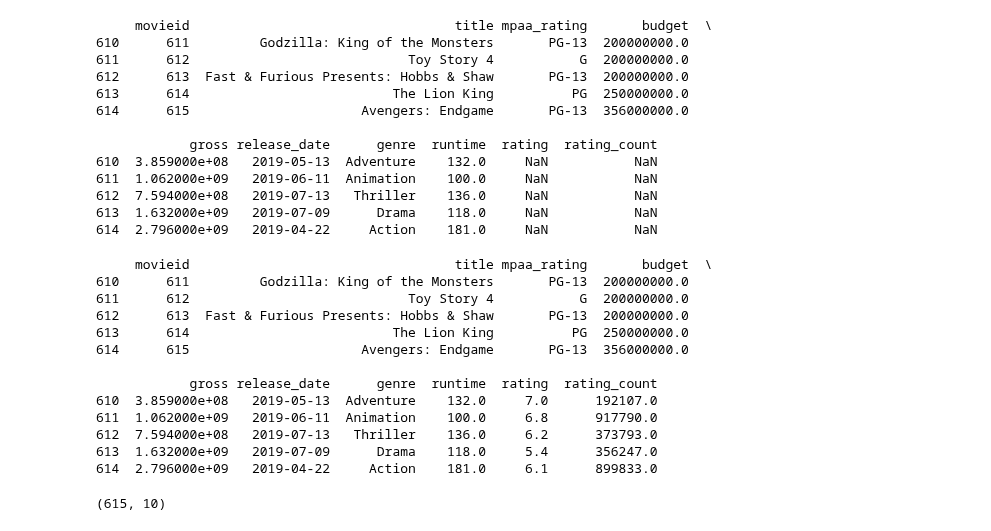
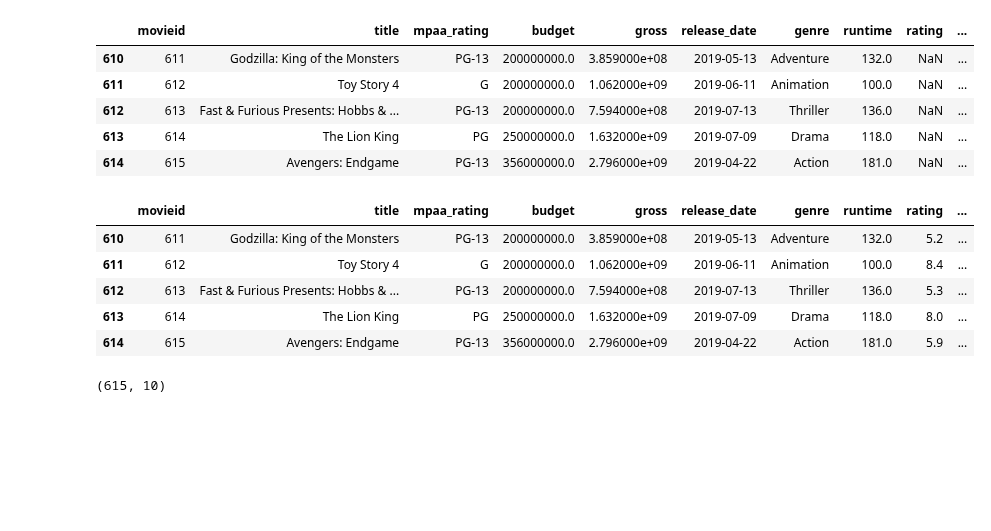
Before and after one commit to mks-0/code-academy, a Jupyter notebook: Project 1/Sprint 4.ipynb, the cells around one changed output. Cells and saved outputs as stored; diff of their text form; code cells hidden in the pictures; blank space fills up the shorter version.

```diff
--- a/Project 1/Sprint 4.ipynb
+++ b/Project 1/Sprint 4.ipynb
@@ -8,21 +8,14 @@ df = df.drop(columns=['Summary']) # remove the column "Summary"
 df.columns = df.columns.str.lower().str.replace(' ', '_') # Make all the column names lowercase and replace spaces with underscores
 df.drop(df.tail(1).index, inplace=True) # Remove the last row of the DF (containing NaNs)
 # %%
-print(df.tail(5)) # See the first five rows of the Data Frame
+display(df.tail(5)) # See the first five rows of the Data Frame
 # %% [output]
-     movieid                                  title mpaa_rating       budget  \
-610      611         Godzilla: King of the Monsters       PG-13  200000000.0
-611      612                            Toy Story 4           G  200000000.0
-612      613  Fast & Furious Presents: Hobbs & Shaw       PG-13  200000000.0
-613      614                          The Lion King          PG  250000000.0
-614      615                      Avengers: Endgame       PG-13  356000000.0
-
-            gross release_date      genre  runtime  rating  rating_count
-610  3.859000e+08   2019-05-13  Adventure    132.0     NaN           NaN
-611  1.062000e+09   2019-06-11  Animation    100.0     NaN           NaN
-612  7.594000e+08   2019-07-13   Thriller    136.0     NaN           NaN
-613  1.632000e+09   2019-07-09      Drama    118.0     NaN           NaN
-614  2.796000e+09   2019-04-22     Action    181.0     NaN           NaN
+|  | movieid | title | mpaa_rating | budget | gross | release_date | genre | runtime | rating | ... |
+| 610 | 611 | Godzilla: King of the Monsters | PG-13 | 200000000.0 | 3.859000e+08 | 2019-05-13 | Adventure | 132.0 | NaN | ... |
+| 611 | 612 | Toy Story 4 | G | 200000000.0 | 1.062000e+09 | 2019-06-11 | Animation | 100.0 | NaN | ... |
+| 612 | 613 | Fast & Furious Presents: Hobbs & ... | PG-13 | 200000000.0 | 7.594000e+08 | 2019-07-13 | Thriller | 136.0 | NaN | ... |
+| 613 | 614 | The Lion King | PG | 250000000.0 | 1.632000e+09 | 2019-07-09 | Drama | 118.0 | NaN | ... |
+| 614 | 615 | Avengers: Endgame | PG-13 | 356000000.0 | 2.796000e+09 | 2019-04-22 | Action | 181.0 | NaN | ... |
 # %%
 # Fill NaNs with a random value between (mean — 2 * std) & (mean + 2 * std)
 
@@ -38,21 +31,14 @@ def nan_rand_fill(data, key):
 nan_rand_fill(df, 'rating')
 nan_rand_fill(df, 'rating_count')
 # %%
-print(df.tail(5)) # See the first five rows of the Data Frame
+display(df.tail(5)) # See the first five rows of the Data Frame
 # %% [output]
-     movieid                                  title mpaa_rating       budget  \
-610      611         Godzilla: King of the Monsters       PG-13  200000000.0
-611      612                            Toy Story 4           G  200000000.0
-612      613  Fast & Furious Presents: Hobbs & Shaw       PG-13  200000000.0
-613      614                          The Lion King          PG  250000000.0
-614      615                      Avengers: Endgame       PG-13  356000000.0
-
-            gross release_date      genre  runtime  rating  rating_count
-610  3.859000e+08   2019-05-13  Adventure    132.0     7.0      192107.0
-611  1.062000e+09   2019-06-11  Animation    100.0     6.8      917790.0
-612  7.594000e+08   2019-07-13   Thriller    136.0     6.2      373793.0
-613  1.632000e+09   2019-07-09      Drama    118.0     5.4      356247.0
-614  2.796000e+09   2019-04-22     Action    181.0     6.1      899833.0
+|  | movieid | title | mpaa_rating | budget | gross | release_date | genre | runtime | rating | ... |
+| 610 | 611 | Godzilla: King of the Monsters | PG-13 | 200000000.0 | 3.859000e+08 | 2019-05-13 | Adventure | 132.0 | 5.2 | ... |
+| 611 | 612 | Toy Story 4 | G | 200000000.0 | 1.062000e+09 | 2019-06-11 | Animation | 100.0 | 8.4 | ... |
+| 612 | 613 | Fast & Furious Presents: Hobbs & ... | PG-13 | 200000000.0 | 7.594000e+08 | 2019-07-13 | Thriller | 136.0 | 5.3 | ... |
+| 613 | 614 | The Lion King | PG | 250000000.0 | 1.632000e+09 | 2019-07-09 | Drama | 118.0 | 8.0 | ... |
+| 614 | 615 | Avengers: Endgame | PG-13 | 356000000.0 | 2.796000e+09 | 2019-04-22 | Action | 181.0 | 5.9 | ... |
 # %%
 print(df.shape) # Shape of the Data Frame
 # %% [output]
```
Also changed, not shown: parts of 14 cells of this notebook.
